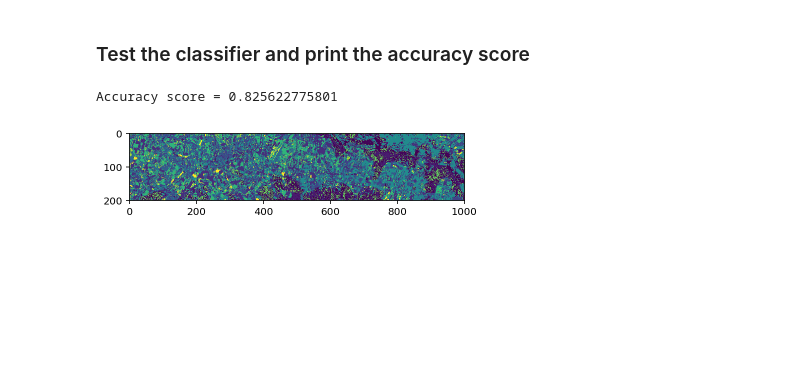
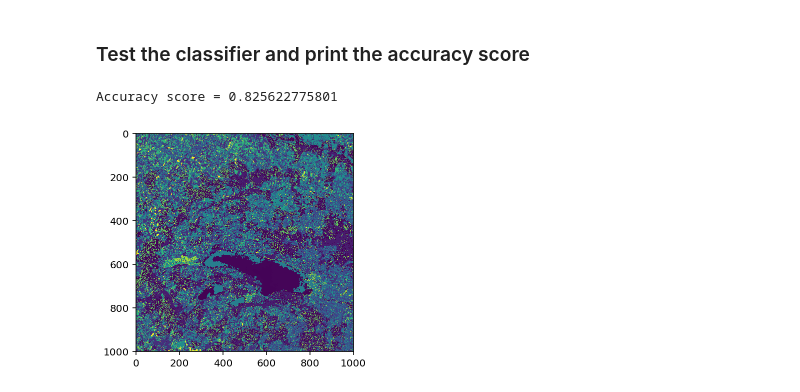
Before and after one commit to W-i-Z-o/WBS, a Jupyter notebook: Übung1/WBS_P-Übung1.ipynb, the cells around one changed output. Cells and saved outputs as stored; diff of their text form; code cells hidden in the pictures; blank space fills up the shorter version.

```diff
--- a/Übung1/WBS_P-Übung1.ipynb
+++ b/Übung1/WBS_P-Übung1.ipynb
@@ -64,7 +64,7 @@ for i in range(len(datadict["yi"][0])):
 #print(pixels_eval[0])
 
 image_pixels = []
-for i in range(200000):
+for i in range(1000000):
     image_pixels_feature = [row[i] for row in datadict["Im"]]
     image_pixels.append(image_pixels_feature)
 # %% [markdown]
@@ -146,12 +146,12 @@ Accuracy score = 0.825622775801
 # %%
 image_classes = model_rf.predict(image_pixels)
 
 image_colors = []
 for i in range(len(image_classes)):
     image_colors.append(datadict["cm"][0][int(image_classes[i])])
 
-image_to_show = np.asarray(image_colors).reshape((200, 1000))
+image_to_show = np.asarray(image_colors).reshape((1000, 1000))
 plt.imshow(image_to_show)
 plt.show()
 # %% [output]
-[figure, old version]
+[figure, new version]
```
Also changed, not shown: parts of 2 cells of this notebook.
